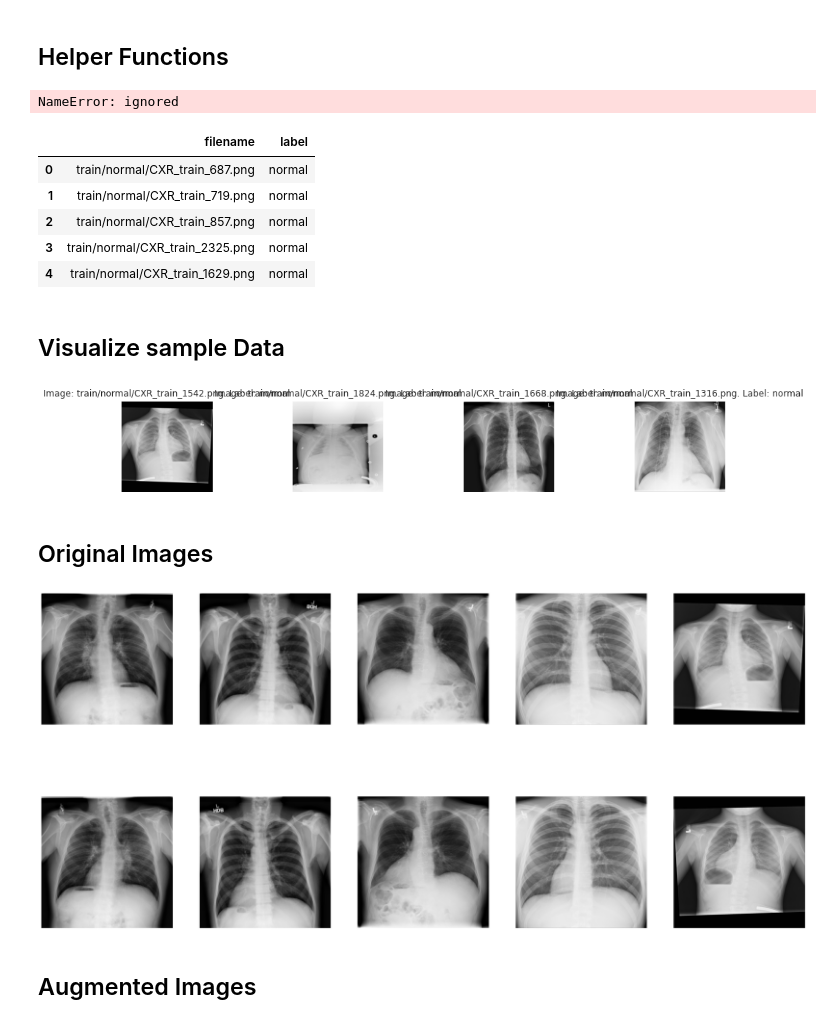
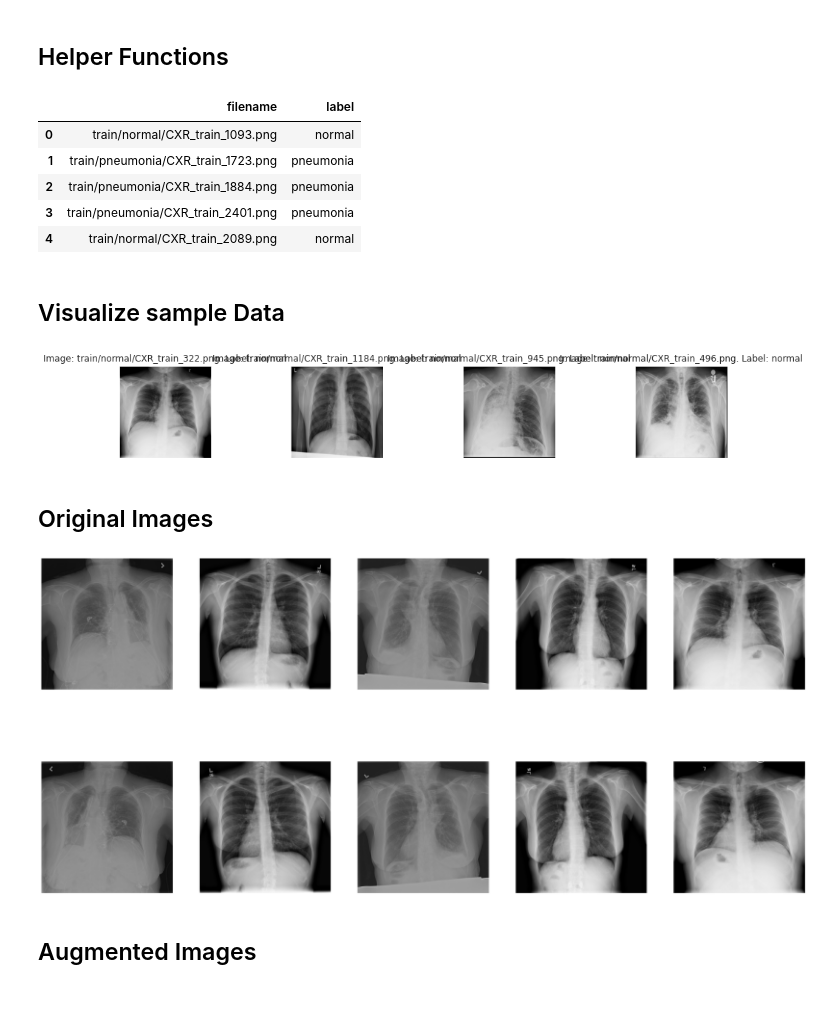
Before and after one commit to plaban1981/Dphi_hackathon, a Jupyter notebook: Pneumonia_Classification_Challenge_by_Segmind_keras.ipynb, the cells around one changed output. Drawn from its saved outputs; the diff is of its cells as text; code cells hidden in the pictures.

```diff
--- a/Pneumonia_Classification_Challenge_by_Segmind_keras.ipynb
+++ b/Pneumonia_Classification_Challenge_by_Segmind_keras.ipynb
@@ -47,11 +50,11 @@ import os
 # %% [markdown]
 ##Image Classification
 # %%
-image_folder = os.listdir("/content/content/pneumonia_dataset/train")
+image_folder = os.listdir("/content/pneumonia_dataset/train")
 filename = []
 label = []
 for folder in image_folder:
-  for image_name in os.listdir(os.path.join("/content/content/pneumonia_dataset/train",folder)):
+  for image_name in os.listdir(os.path.join("/content/pneumonia_dataset/train",folder)):
     filename.append("train/"+folder+"/"+image_name)
     label.append(folder)
 # %% [markdown]
@@ -66,3 +69,8 @@ train_df.head()
 | 2 | train/normal/CXR_train_857.png | normal |
 | 3 | train/normal/CXR_train_2325.png | normal |
 | 4 | train/normal/CXR_train_1629.png | normal |
+# %%
+# shuffle the DataFrame rows
+train_df = train_df.sample(frac = 1).reset_index()
+train_df.drop('index',axis=1,inplace=True)
+train_df.head()
@@ -90,51 +105,38 @@ def visualize(images, transform):
     for i, im in enumerate(images):
         ax = fig.add_subplot(2, 5, i + 6, xticks=[], yticks=[])
         plt.imshow(transform(image=im)['image'])
-# %%
-def set_seed(seed: int = 42) -> None:
-    np.random.seed(seed)
-    random.seed(seed)
-    os.environ['PYTHONHASHSEED'] = str(seed)
-    torch.backends.cudnn.benchmark = False
-    torch.backends.cudnn.deterministic = True
-    torch.manual_seed(seed)
-    torch.cuda.manual_seed(seed)
-    torch.cuda.manual_seed_all(seed)
-set_seed()
-# %% [output]
-NameError: ignored
 # %%
 train_df.head()
 # %% [output]
 |  | filename | label |
-| 0 | train/normal/CXR_train_687.png | normal |
-| 1 | train/normal/CXR_train_719.png | normal |
-| 2 | train/normal/CXR_train_857.png | normal |
-| 3 | train/normal/CXR_train_2325.png | normal |
-| 4 | train/normal/CXR_train_1629.png | normal |
+| 0 | train/normal/CXR_train_1093.png | normal |
+| 1 | train/pneumonia/CXR_train_1723.png | pneumonia |
+| 2 | train/pneumonia/CXR_train_1884.png | pneumonia |
+| 3 | train/pneumonia/CXR_train_2401.png | pneumonia |
+| 4 | train/normal/CXR_train_2089.png | normal |
 # %% [markdown]
 ## Visualize sample Data
 # %%
 selected_images = []
-path = "/content/content/pneumonia_dataset/"
+path = "/content/pneumonia_dataset/"
 fig = plt.figure(figsize=(16, 16))
 for i in range(5):
     for i, (idx, row) in enumerate(train_df.loc[train_df['label'] == "normal"].sample(4).iterrows()):
         ax = fig.add_subplot(6, 4, 1* 4 + i + 1, xticks=[], yticks=[])
         img = cv2.imread(f"{path}{row['filename']}")
         img = cv2.cvtColor(img, cv2.COLOR_BGR2RGB)
         plt.imshow(img)
         ax.set_title(f"Image: {row['filename']}. Label: {row['label']}")
         if i == 0:
             selected_images.append(img)
 # %% [output]
-[figure, old version]
+[figure, new version]
 # %% [markdown]
 ## Original Images
 # %%
 visualize(selected_images, A.HorizontalFlip(p=1))
 # %% [output]
-[figure, old version]
+[figure, new version]
 # %% [markdown]
 ## Augmented Images
 # %%
```
Also changed, not shown: parts of 40 cells of this notebook.
